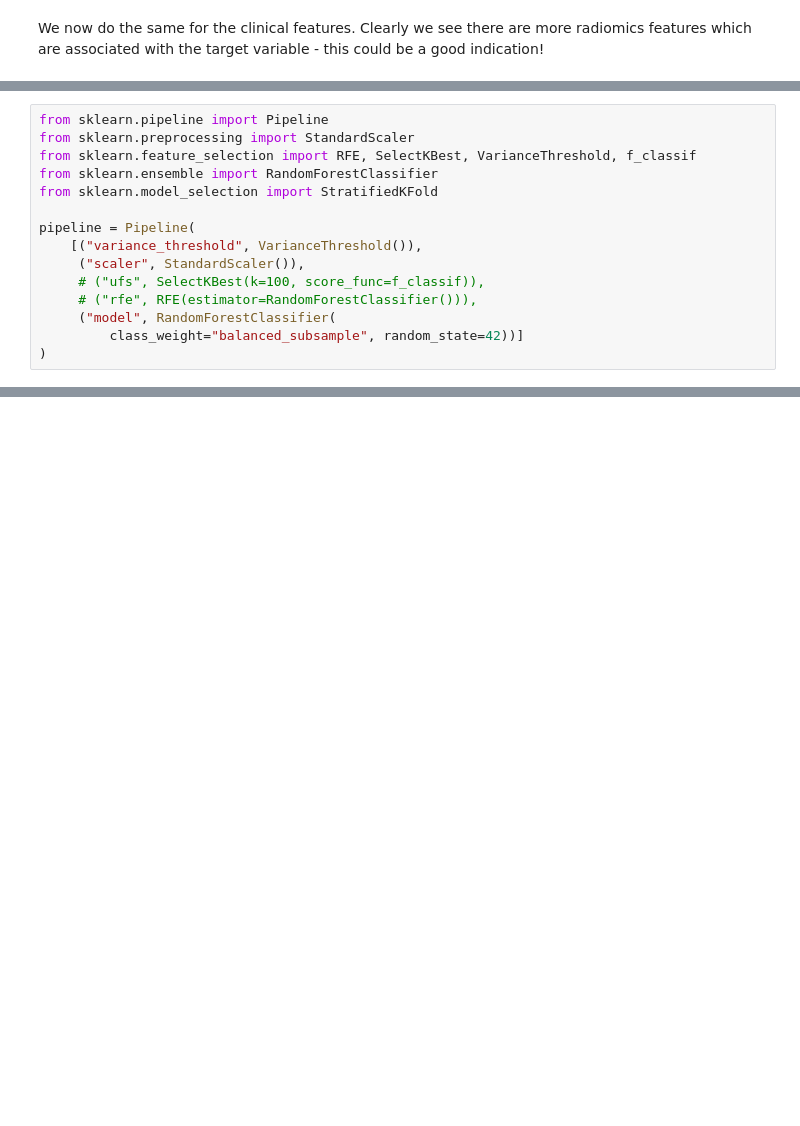
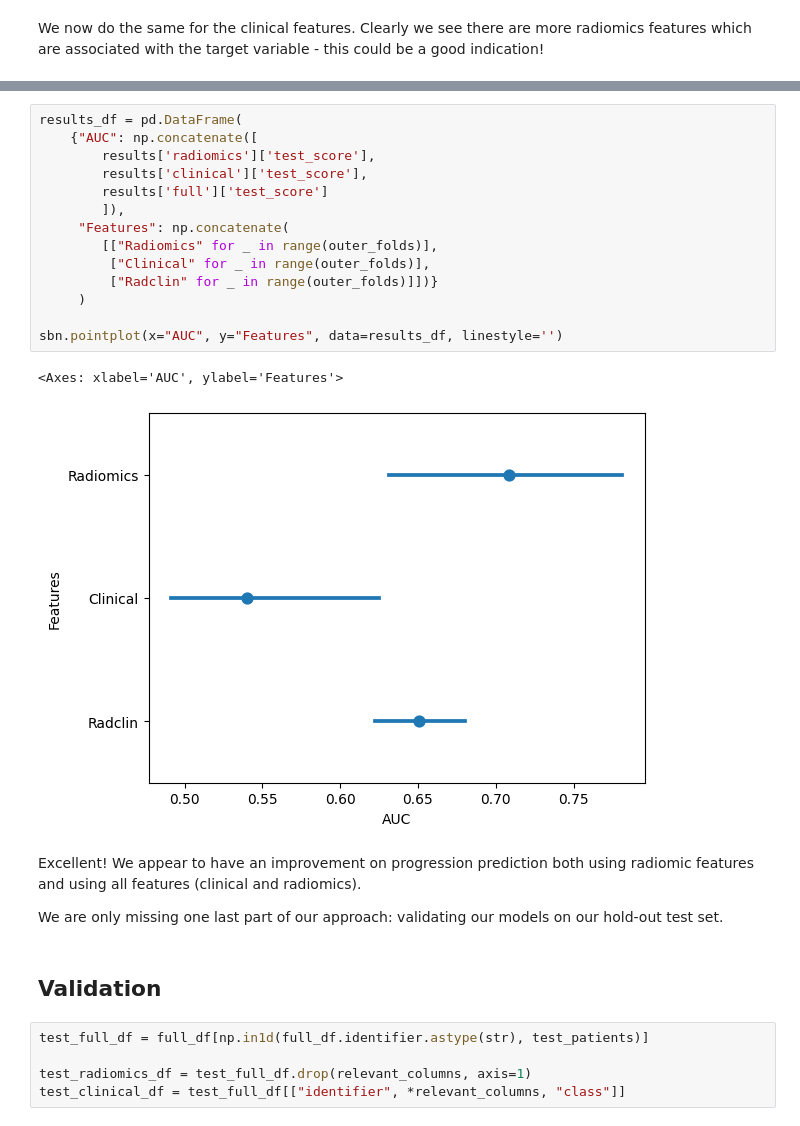
Before and after one commit to MaryamHashim/waw-tace-radiomics, a Jupyter notebook: notebooks/2_model_training.ipynb, the cells around one changed output, grey strips where cells are left out. Saved outputs shown, nothing was run; the diff lists cells and outputs as text; blank space fills up the shorter version.

```diff
--- a/notebooks/2_model_training.ipynb
+++ b/notebooks/2_model_training.ipynb
@@ -212,15 +246,0 @@ Here we will define a pipeline (`Pipeline`) containing a set of components which
-# %%
-from sklearn.pipeline import Pipeline
-from sklearn.preprocessing import StandardScaler
-from sklearn.feature_selection import RFE, SelectKBest, VarianceThreshold, f_classif
-from sklearn.ensemble import RandomForestClassifier
-from sklearn.model_selection import StratifiedKFold
-
-pipeline = Pipeline(
-    [("variance_threshold", VarianceThreshold()),
-     ("scaler", StandardScaler()),
-     # ("ufs", SelectKBest(k=100, score_func=f_classif)),
-     # ("rfe", RFE(estimator=RandomForestClassifier())),
-     ("model", RandomForestClassifier(
-         class_weight="balanced_subsample", random_state=42))]
-)
@@ -269,0 +348,28 @@ print(average_auc)
+# %%
+results_df = pd.DataFrame(
+    {"AUC": np.concatenate([
+        results['radiomics']['test_score'],
+        results['clinical']['test_score'],
+        results['full']['test_score']
+        ]),
+     "Features": np.concatenate(
+        [["Radiomics" for _ in range(outer_folds)],
+         ["Clinical" for _ in range(outer_folds)],
+         ["Radclin" for _ in range(outer_folds)]])}
+     )
+
+sbn.pointplot(x="AUC", y="Features", data=results_df, linestyle='')
+# %% [output]
+<Axes: xlabel='AUC', ylabel='Features'>
+[figure, added]
+# %% [markdown]
+Excellent! We appear to have an improvement on progression prediction both using radiomic features and using all features (clinical and radiomics).
+
+We are only missing one last part of our approach: validating our models on our hold-out test set.
+# %% [markdown]
+## Validation
+# %%
+test_full_df = full_df[np.in1d(full_df.identifier.astype(str), test_patients)]
+
+test_radiomics_df = test_full_df.drop(relevant_columns, axis=1)
+test_clinical_df = test_full_df[["identifier", *relevant_columns, "class"]]
```
Also changed, not shown: parts of 14 cells of this notebook, 4 other files.
